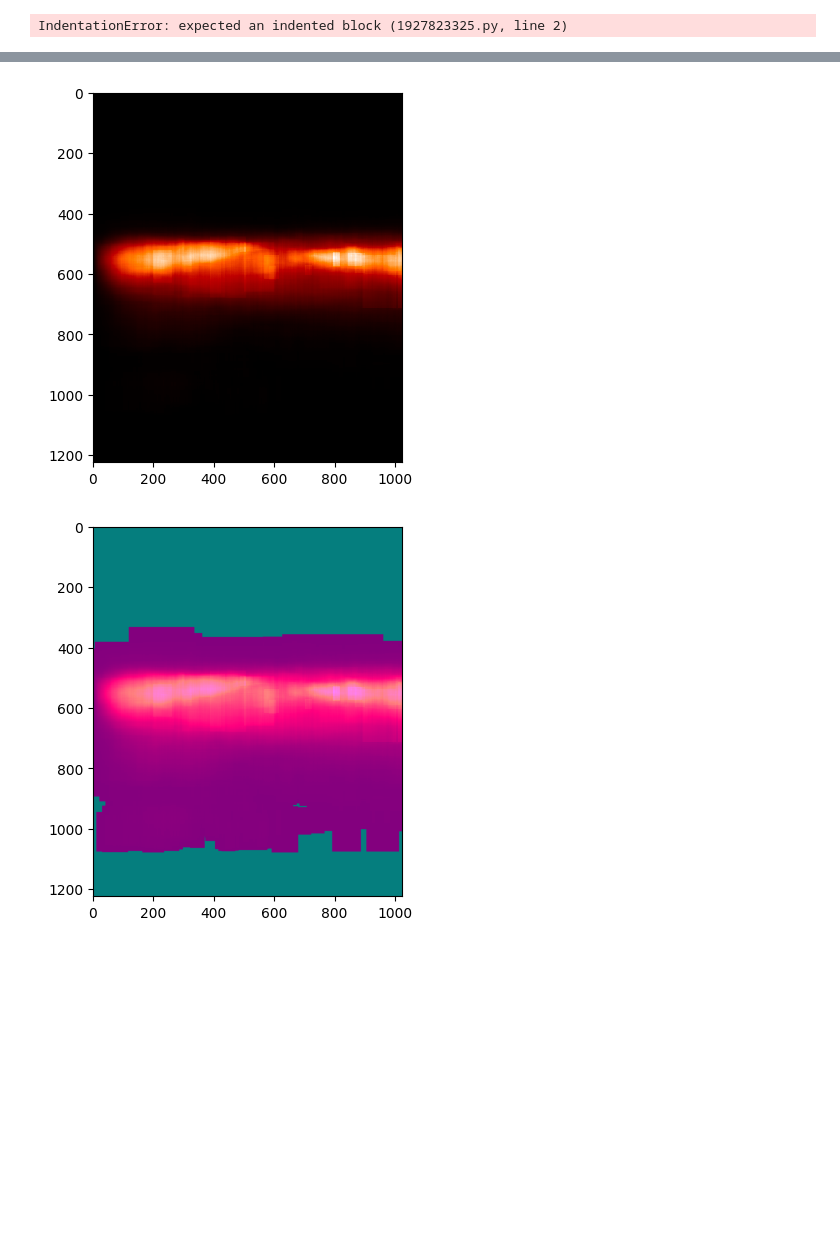
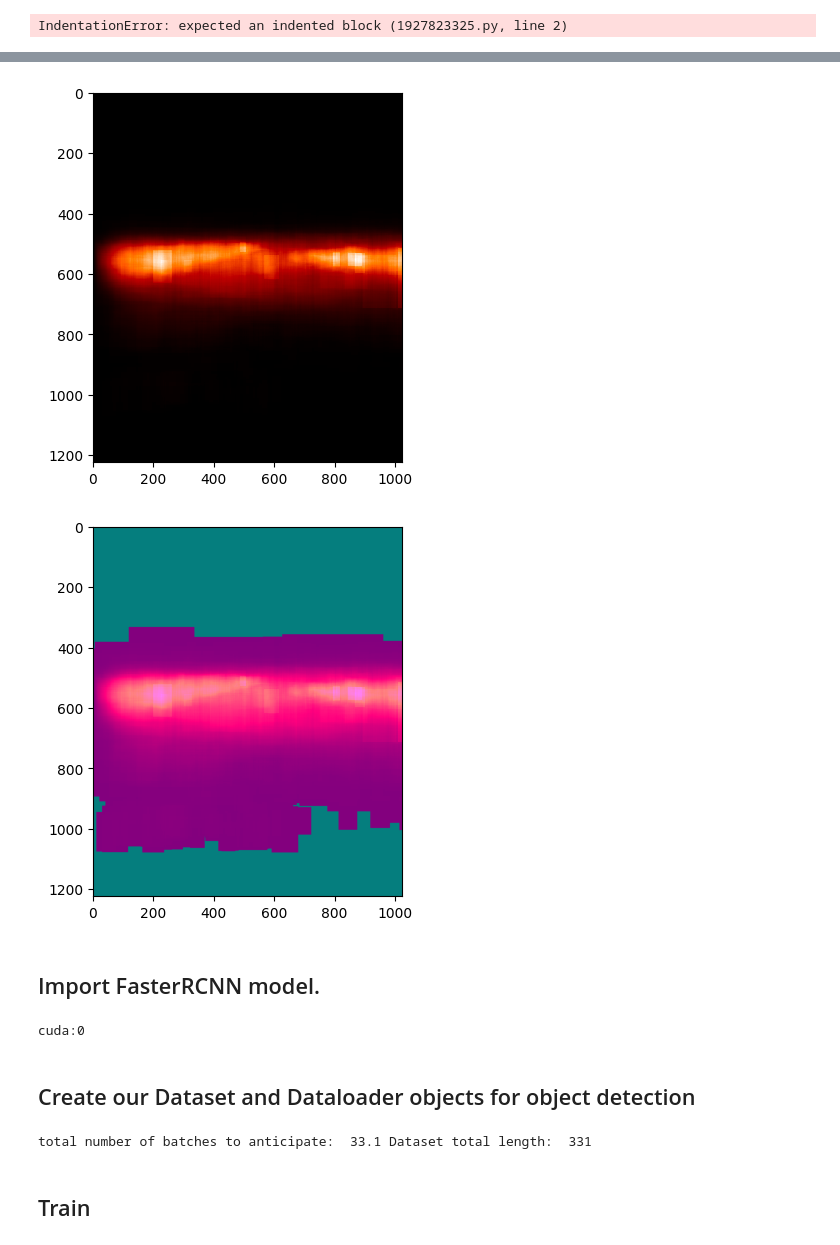
Before and after one commit to Stern04/MADS_Capstone, a Jupyter notebook: Notebooks/lyft_training_inference.ipynb, the cells around one changed output, grey strips where cells are left out. Cells and saved outputs as stored; diff of their text form; code cells hidden in the pictures; blank space fills up the shorter version.

Commit message:
Saving object detection dataset state.

```diff
--- a/Notebooks/lyft_training_inference.ipynb
+++ b/Notebooks/lyft_training_inference.ipynb
@@ -453,11 +482,17 @@ pedestrian_validation_boxes = pedestrian_images_boxes[1]
+# %%
+train_path = r"S:\MADS\Capstone\3d-object-detection-for-autonomous-vehicles\Train\img_bx_lookup\train_logs_tokens_pedestrian.json"
+val_path = r"S:\MADS\Capstone\3d-object-detection-for-autonomous-vehicles\Train\img_bx_lookup\validation_logs_tokens_pedestrian.json"
+with open(train_path, 'r') as file:
+    train_pedestrians = json.load(file)
+with open(val_path, 'r') as file:
+    val_pedestrians = json.load(file)
 # %%
 # Initialize heatmap grid
 heatmap = np.zeros((1224, 1024))
 
-for tup in pedestrian_training_boxes:
-    path, box, camera_intrinsic, sample_token, cam, ann = tup
+for filename, coords in train_pedestrians.items():
 
-    box_coords = view_points(box.corners(), view = camera_intrinsic, normalize=True)[:2, :]
+    box_coords = coords[0]
 
     # Calculate bounding box coordinates and round to nearest integer
     x_min = int(np.round(np.min(box_coords[0])))
@@ -469,37 +504,36 @@ for tup in pedestrian_training_boxes:
     x_min = max(x_min, 0)
     y_min = max(y_min, 0)
     x_max = min(x_max, heatmap.shape[1] - 1)
     y_max = min(y_max, heatmap.shape[0] - 1)
 
     heatmap[y_min:y_max, x_min:x_max] += 1
 
-for tup in pedestrian_validation_boxes:
-    path, box, camera_intrinsic, sample_token, cam, ann = tup
+for filename, coords in val_pedestrians.items():
 
-    box_coords = view_points(box.corners(), view = camera_intrinsic, normalize=True)[:2, :]
+    box_coords = coords[0]
 
     # Calculate bounding box coordinates and round to nearest integer
     x_min = int(np.round(np.min(box_coords[0])))
     y_min = int(np.round(np.min(box_coords[1])))
     x_max = int(np.round(np.max(box_coords[0])))
     y_max = int(np.round(np.max(box_coords[1])))
 
     # Adjust if the coordinates are outside the image
     x_min = max(x_min, 0)
     y_min = max(y_min, 0)
     x_max = min(x_max, heatmap.shape[1] - 1)
     y_max = min(y_max, heatmap.shape[0] - 1)
 
     heatmap[y_min:y_max, x_min:x_max] += 1
 
 # Normalize the heatmap
 heatmap = heatmap / np.max(heatmap)
 
 # Plot the heatmap
 plt.imshow(heatmap, cmap='gist_heat', interpolation='nearest')
 plt.show()
 # %% [output]
-[figure, old version]
+[figure, new version]
 # %%
 # Create a mask for any non-zero values
 outlier_mask = heatmap > 0
@@ -509,4 +543,54 @@ plt.imshow(heatmap, cmap='hot', interpolation='nearest')
 plt.imshow(outlier_mask, cmap='cool', alpha=0.5) # overlaying with a different color
 plt.show()
 # %% [output]
-[figure, old version]
+[figure, new version]
+# %% [markdown]
+## Import FasterRCNN model.
+# %%
+# Load a pre-trained fasterrcnn_mobilenet_v3_large_fpn model
+model_fastercnn = fasterrcnn_resnet50_fpn(weights=FasterRCNN_ResNet50_FPN_Weights.DEFAULT)
+
+# Replace the classifier with a new one for binary classification (background + pedestrian)
+num_classes = 2  # 1 class (pedestrian) + background
+# Get the number of input features for the classifier
+in_features = model_fastercnn.roi_heads.box_predictor.cls_score.in_features
+# Replace the pre-trained head with a new one (note: this automatically changes the anchor generator to match the backbone)
+model_fastercnn.roi_heads.box_predictor = FastRCNNPredictor(in_features, num_classes)
+
+device = torch.device("cuda:0" if torch.cuda.is_available() else "cpu")
+print(device)
+model_fastercnn = model_fastercnn.to(device)
+# %% [output]
+cuda:0
+# %% [markdown]
+## Create our Dataset and Dataloader objects for object detection
+# %%
+def collate_fn(batch):
+    """
+    Custom collate function for handling varying sizes of bounding boxes and labels.
+    """
+    batch = list(filter(lambda x: x is not None, batch))
+    if not batch:
+        return torch.tensor([]), {}
+
+    images = [item[0] for item in batch]
+    targets = [item[1] for item in batch]
+
+    images = default_collate(images)  # Stack images as they should have the same size
+    # Do not stack targets as they can have varying sizes
+    return images, targets
+
+data_dict_path = r'S:\MADS\Capstone\3d-object-detection-for-autonomous-vehicles\Train\img_bx_lookup\train_merged.json'
+with open(data_dict_path, "r") as file:
+    data_dict = json.load(file)
+images_base_path = r'S:\MADS\Capstone\3d-object-detection-for-autonomous-vehicles\Train\images'
+dataset_detection = Lyft_binary_object_detection_CustomDataset(data_dict, images_base_path, transform=None, random_sample=0.1, positive_imgs_only=True)
+# Use the custom collate function in the DataLoader
+batch_size=10
+dataloader_detection = DataLoader(dataset_detection, batch_size=batch_size, collate_fn=collate_fn, shuffle=True)
+
+print("total number of batches to anticipate: ", len(dataset_detection)/batch_size, "Dataset total length: ", len(dataset_detection))
+# %% [output]
+total number of batches to anticipate:  33.1 Dataset total length:  331
+# %% [markdown]
+## Train
```
Also changed, not shown: parts of 37 cells of this notebook, 1 other file.
